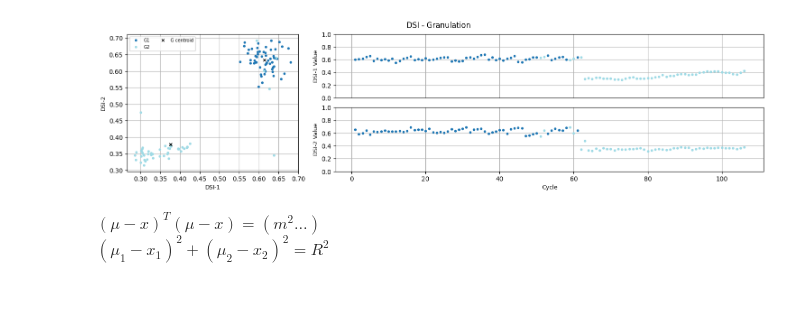
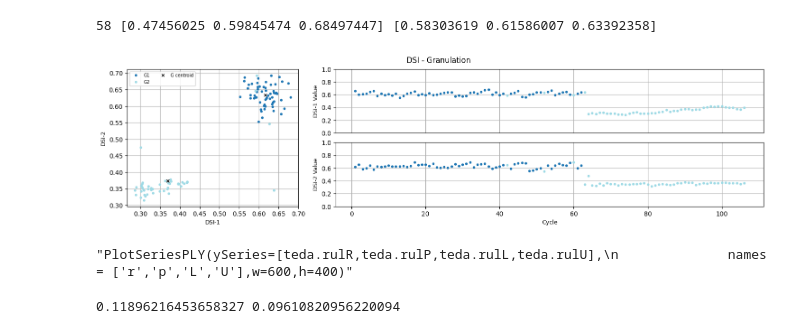
Before and after one commit to cduartes0203/Batteries_Prognostics, a Jupyter notebook: test_AutoCloudPred_R00.ipynb, the cells around one changed output. Cells and saved outputs as stored; diff of their text form; code cells hidden in the pictures; blank space fills up the shorter version.

```diff
--- a/test_AutoCloudPred_R00.ipynb
+++ b/test_AutoCloudPred_R00.ipynb
@@ -58,16 +58,22 @@ class DataCloud:
 		self.t = []
 		self.vU = 0
 		self.vM = 0
+		self.vM_ = []
+		self.rM_ = []
 		self.rM = 0
 		self.rU = 0
 		self.xI = x
 		self.xF = x
 		self.Rmax = 0
+		self.Dmax = 0
+		self.Dmin = np.linalg.norm(x-np.zeros(len(x)),ord=None)
+		self.Xmax = None
+		self.Xmin = x
 		self.specificity = 0
 		self.coverage = 0
 		self.cardinality = 1
 		self.v = 0
-		self.Dmax = -np.inf
+		#self.Dmax = -np.inf
 
 	def addDataClaud(self,x,t,store=False):
 		self.n=2
@@ -463,35 +478,37 @@ class AutoCloud:
 # %%
 params =  {'nI': 11, 'nR': 49, 'nO': 27, 'N1': 0.1, 'N2': 0.0001, 'N3': 0.001,
             'τ': 23, 'mode': 'ahead', 'act': 'tanh'}
 nI,nR,nO,N1,N2,N3,τ,mode,act= list(params.values())
 v1,v2 = [],[]
 X, Y = PrepareData(HI['PC1'].values,nI,nO,mode)
 Y, Z = PrepareData(sig,nI,nO,mode)
 X = []
 for i in range(len(RS)-1):
-   X.append(RS.iloc[i:i+2,:].values.flatten())
+   X.append(RS.iloc[i:i+1,:].values.flatten())
 X = X[-len(Y):-2]
-teda=AutoCloud(m=1.75,nI=nI,nR=nR,nO=nO,ηS=[N1,N2,N3],mode=mode,
-               tau=τ,eol=0.75,ref=len(sig)-nI,wtaG=True,wtaP=True)
+teda=AutoCloud(m=2.0,nI=nI,nR=nR,nO=nO,ηS=[N1,N2,N3],mode=mode,
+               tau=τ,eol=0.75,ref=len(sig)-nI,wtaG=True,wtaP=False)
 for j,_ in enumerate(X[:]):
     teda.run(X[j])
     if j<1000:
         teda.RULInterv(Y[j])
 
         for c in teda.c:
             if c.ID==1:
                 v1.append(c.rU)
                 v2.append(c.rM)
     else:
         teda.RULInterv(Y[j],show=False)
 
+    if j==58:
+        print(j,X[j], teda.c[0].mean)
+
     teda.Adapt(Y[j],Z[j])
 
 plot_DSI2(teda,ftrs=2,title='DSI - Granulation',ncol=2,mergeID=True)
-PlotSeriesPLY(ySeries=[teda.rulR,teda.rulP,teda.rulL,teda.rulU],
-              names = ['r','p','L','U'],w=600,h=400)
+'''PlotSeriesPLY(ySeries=[teda.rulR,teda.rulP,teda.rulL,teda.rulU],
+              names = ['r','p','L','U'],w=600,h=400)'''
 # %% [output]
+58 [0.47456025 0.59845474 0.68497447] [0.58303619 0.61586007 0.63392358]
-[figure, old version]
+[figure, new version]
+"PlotSeriesPLY(ySeries=[teda.rulR,teda.rulP,teda.rulL,teda.rulU],\n              names = ['r','p','L','U'],w=600,h=400)"
-# %% [markdown]
-$(\mu -x)^T  (\mu -x) = (m^2 \dots)$ \
-$(\mu_1 -x_1)^2 + (\mu_2 -x_2)^2 = R^2$
@@ -497,0 +637,9 @@ $(\mu_1 -x_1)^2 + (\mu_2 -x_2)^2 = R^2$
+# %%
+x1 = np.array([0.47456025, 0.59845474, 0.68497447])
+x2 = np.array([0.51345982, 0.60841901, 0.56490176])
+
+r1 = np.linalg.norm(x1-teda.c[0].mean,ord=None)
+r2 = np.linalg.norm(x2-teda.c[0].mean,ord=None)
+print(r1,r2)
+# %% [output]
+0.11896216453658327 0.09610820956220094
```
Also changed, not shown: parts of 8 cells of this notebook, 4 other files.
